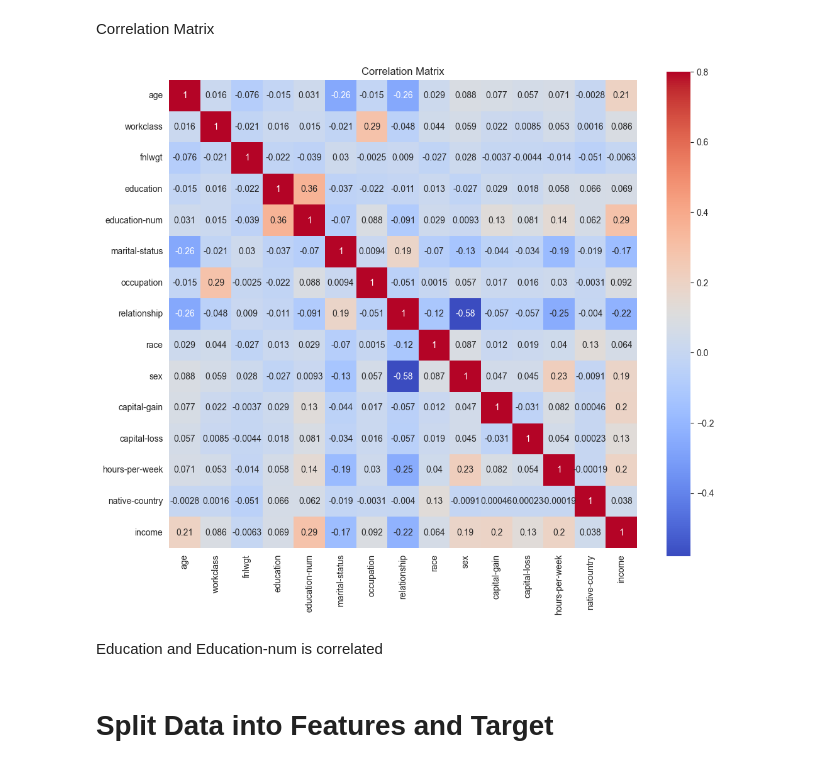
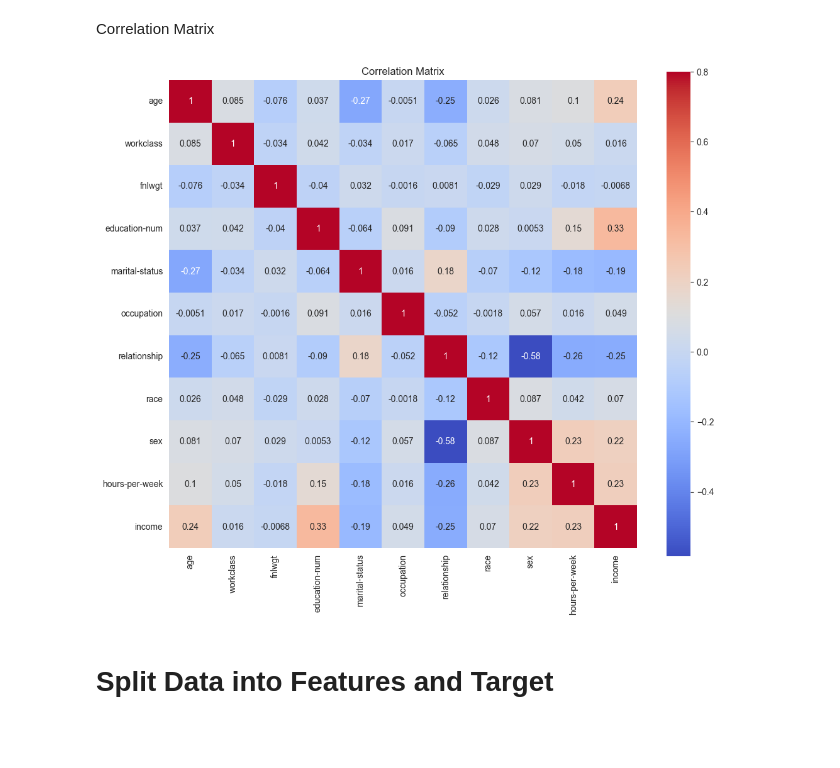
Before and after one commit to peirispraveen/Census_Income_NaiveBayes_RandomForest, a Jupyter notebook: census-income.ipynb, the cells around one changed output. Cells and saved outputs as stored; diff of their text form; code cells hidden in the pictures; blank space fills up the shorter version.

```diff
--- a/census-income.ipynb
+++ b/census-income.ipynb
@@ -233,3 +412,3 @@ dtype: int64
 # %%
 label_encoder = LabelEncoder()
-df['income'] = label_encoder.fit_transform(df['income'])
+df_clean['income'] = label_encoder.fit_transform(df_clean['income'])
@@ -236,4 +421,4 @@ df['income'] = label_encoder.fit_transform(df['income'])
 # %%
 # Fill missing numerical values with the mean
 imputer = SimpleImputer(strategy='mean')
-df[['age', 'income', 'fnlwgt', 'education-num', 'capital-gain', 'capital-loss', 'hours-per-week']] = imputer.fit_transform(df[['age', 'income', 'fnlwgt', 'education-num', 'capital-gain', 'capital-loss', 'hours-per-week']])
+df_clean[['age', 'income', 'fnlwgt', 'education-num', 'hours-per-week']] = imputer.fit_transform(df_clean[['age', 'income', 'fnlwgt', 'education-num', 'hours-per-week']])
@@ -260,5 +452,5 @@ memory usage: 5.6+ MB
 # %%
-categorical_cols = ['workclass', 'education', 'marital-status', 'occupation', 'relationship', 'race', 'sex', 'native-country']
+categorical_cols = ['workclass', 'marital-status', 'occupation', 'relationship', 'race', 'sex']
 labEnc = LabelEncoder()
 for col in categorical_cols:
-  df[col] = labEnc.fit_transform(df[col])
+  df_clean[col] = labEnc.fit_transform(df_clean[col])
@@ -319,2 +529,2 @@ df.duplicated().sum()
 # %%
-df.drop_duplicates(inplace=True)
+df_clean.drop_duplicates(inplace=True)
@@ -364,13 +579,11 @@ Correlation Matrix
 # %%
 import seaborn as sns
 
 # Visualize correlation matrix
-correlation = df.corr()
+correlation = df_clean.corr()
 plt.figure(figsize=(12, 10))
 sns.heatmap(correlation, vmax=0.8, square=True, annot=True, cmap='coolwarm')
 plt.title('Correlation Matrix')
 plt.show()
 # %% [output]
-[figure, old version]
+[figure, new version]
-# %% [markdown]
-Education and Education-num is correlated
```
Also changed, not shown: parts of 59 cells of this notebook.
